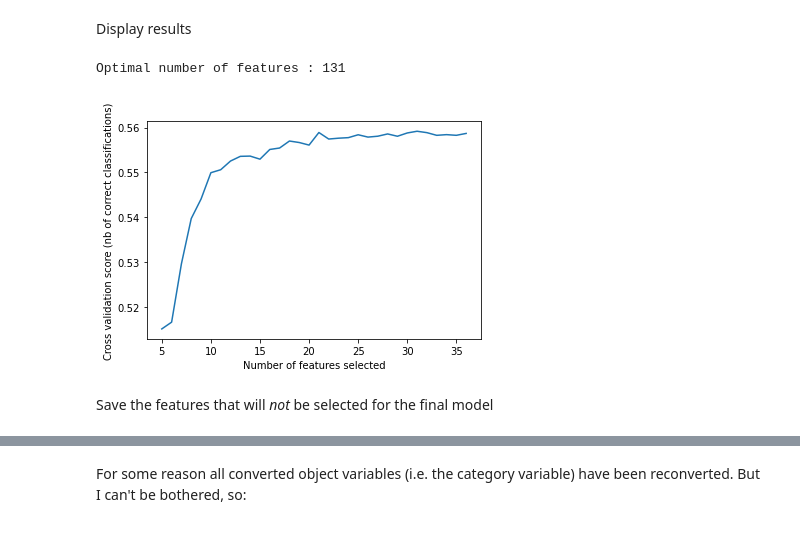
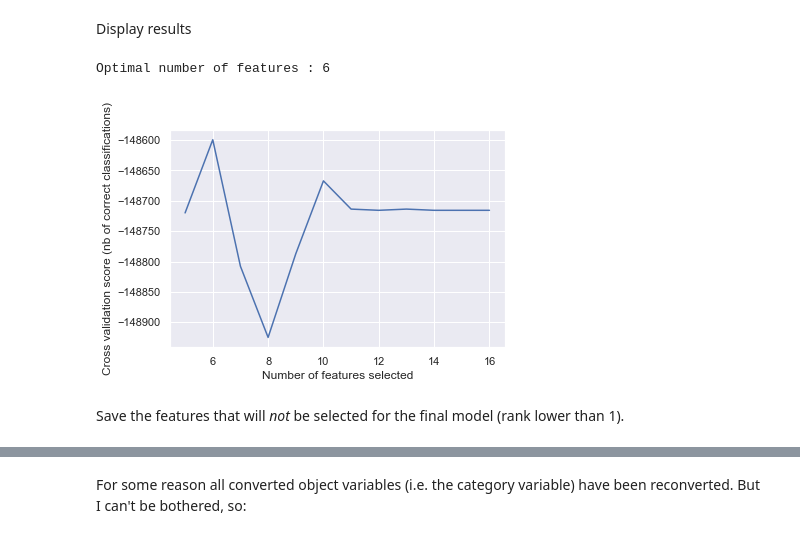
Before and after one commit to TaTo0101/bads, a Jupyter notebook: kaggle/final_v_1.ipynb, the cells around one changed output, grey strips where cells are left out. Drawn from its saved outputs; the diff is of its cells as text; code cells hidden in the pictures.

```diff
--- a/kaggle/final_v_1.ipynb
+++ b/kaggle/final_v_1.ipynb
@@ -425,5 +587,14 @@ data_u_fs = backup_u
 Create base tree learner and corresponding data sets
 # %%
 X, y = data_fs.drop(labels = ["return", "time_to_delivery", "user_age"], axis = 1), data_fs.loc[:, "return"]
-clf = ExtraTreesClassifier(n_estimators = 100)
+clf = GradientBoostingClassifier(n_estimators = 100, loss = "deviance", random_state = 314, verbose = 1)
+# %%
+def cost_custom_score_feat(estimator, X, y):
+    zeros = np.zeros(y.shape[0])
+    hat = 1 * estimator.predict(X)
+    val = X[:, 2]
+    score = np.fmax(np.array(y - hat), zeros) * (5/2) * (3 + 0.1 * val) +
+                 np.fmax(np.array(hat - y), zeros) * (0.5 * val)
+    return score.sum()
+cost_score_feat = make_scorer(cost_custom_score_feat, greater_is_better = False)
 # %% [markdown]
@@ -431,7 +602,7 @@ Actual feature selection using 5-fold stratified cross-validation
 # %%
-min_selection_perc = 5
-rfecv = RFECV(estimator = clf, step = 5, verbose = 1, min_features_to_select = min_selection_perc,
-              cv = StratifiedKFold(5), scoring = "roc_auc", n_jobs = -1)
+min_selection = 5
+rfecv = RFECV(estimator = clf, step = 0.1, verbose = 2, min_features_to_select = min_selection,
+              cv = StratifiedKFold(10), scoring = cost_score_feat, n_jobs = -1)
 rfecv.fit(X, y)
 # %% [output]
 Fitting estimator with 156 features.
@@ -444,0 +638,9 @@ RFECV(cv=StratifiedKFold(n_splits=5, random_state=None, shuffle=False),
+# %%
+# If trained on server: Server = 1
+Server = 1
+
+if Server == 1:
+    rfecv = load('feat_selector.joblib')
+    print("Loaded instance of rfecv.")
+else:
+    print("Instance is already loaded.")
@@ -447,19 +660,19 @@ Display results
 # %%
 print("Optimal number of features : %d" % rfecv.n_features_)
 
 # Plot number of features VS. cross-validation scores
 plt.figure()
 plt.xlabel("Number of features selected")
 plt.ylabel("Cross validation score (nb of correct classifications)")
-plt.plot(range(min_selection_perc,
-               len(rfecv.grid_scores_) + min_selection_perc),
+plt.plot(range(min_selection,
+               len(rfecv.grid_scores_) + min_selection),
          rfecv.grid_scores_)
 plt.show()
 # %% [output]
-Optimal number of features : 131
+Optimal number of features : 6
-[figure, old version]
+[figure, new version]
 # %% [markdown]
-Save the features that will *not* be selected for the final model
+Save the features that will *not* be selected for the final model (rank lower than 1).
 # %%
 drop_vars = X.loc[:, ~rfecv.get_support()].columns
 drop_vars
```
Also changed, not shown: parts of 111 cells of this notebook, 14 other files.
